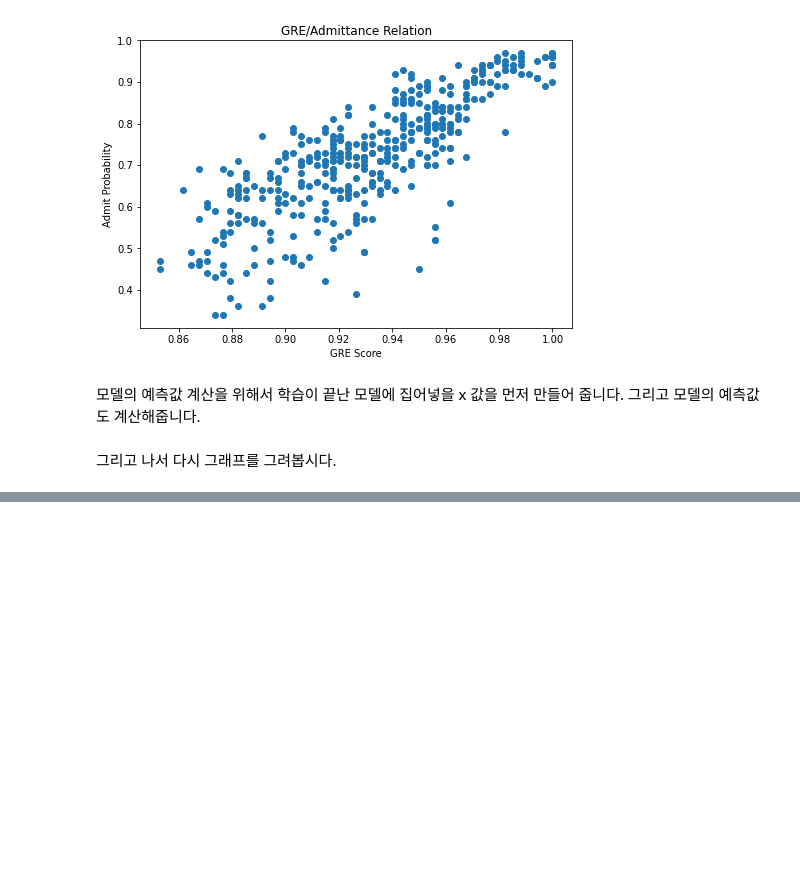
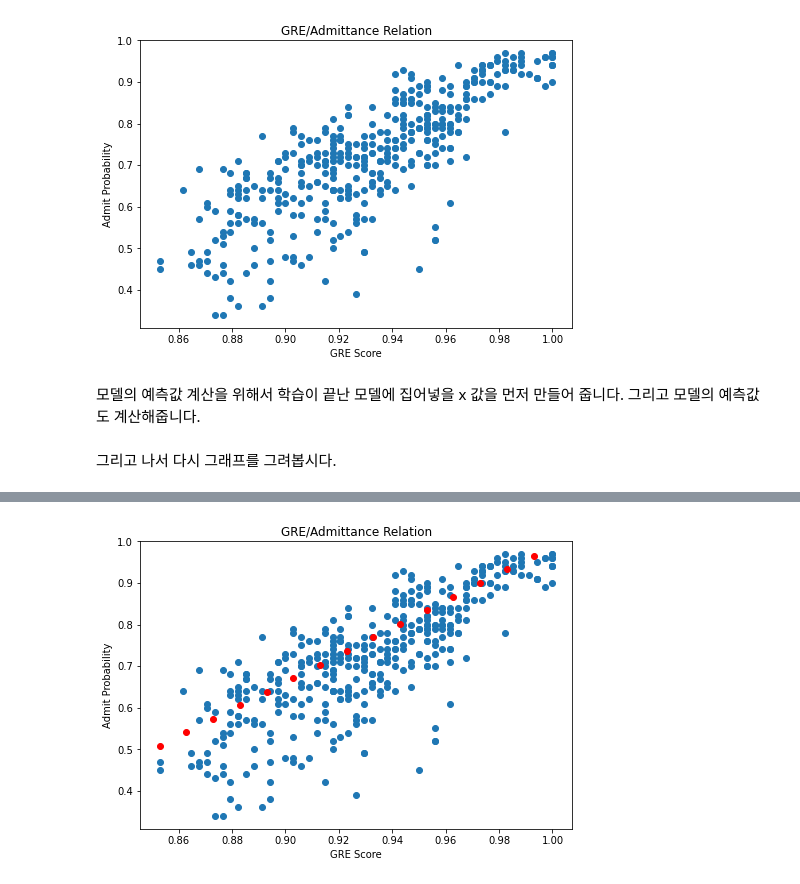
Before and after one commit to chesterroh/cosmax_ai_class, a Jupyter notebook: 02_numpy_linear_regression.ipynb, the cells around one changed output, grey strips where cells are left out. Cells and saved outputs as stored; diff of their text form; code cells hidden in the pictures; blank space fills up the shorter version.

```diff
--- a/02_numpy_linear_regression.ipynb
+++ b/02_numpy_linear_regression.ipynb
@@ -311,0 +311,6 @@ plt.show()
+# %%
+x_train = torch.Tensor(x_train)
+y_train = torch.Tensor(y_train)
+
+my_dataset = TensorDataset(x_train, y_train)
+my_dataloader = DataLoader(my_dataset)
@@ -311,0 +393,23 @@ plt.show()
+# %%
+start_index = 290./340.
+end_index = 340./340.
+
+# 이게 무슨 의미인지 궁금하신 분들은 x 값을 출력해보세요.   np.arange(0,1,0.1) 해보시구요.
+x = np.arange(start_index, end_index, 0.01)
+y = []
+
+# numpy 로 이루어진 data type 을 pytorch tensor 로 차원을 맞추어 넣다보니 코드가 좀 지저분하네요 ㅠ.ㅠ
+for i in x:
+    x_tensor = torch.tensor(i, dtype=torch.float32).view(1)
+    y.append(model(x_tensor).item())
+
+fig = plt.figure()
+ax = fig.add_axes([0,0,1,1])
+ax.scatter(x_train, y_train)
+ax.scatter(x, y, color='r')  # 모델의 출력값은 빨간색으로 표시해봅니다.
+ax.set_xlabel('GRE Score')
+ax.set_ylabel('Admit Probability')
+ax.set_title('GRE/Admittance Relation')
+plt.show()
+# %% [output]
+[figure, added]
```
Also changed, not shown: parts of 14 cells of this notebook, 1 other file.
